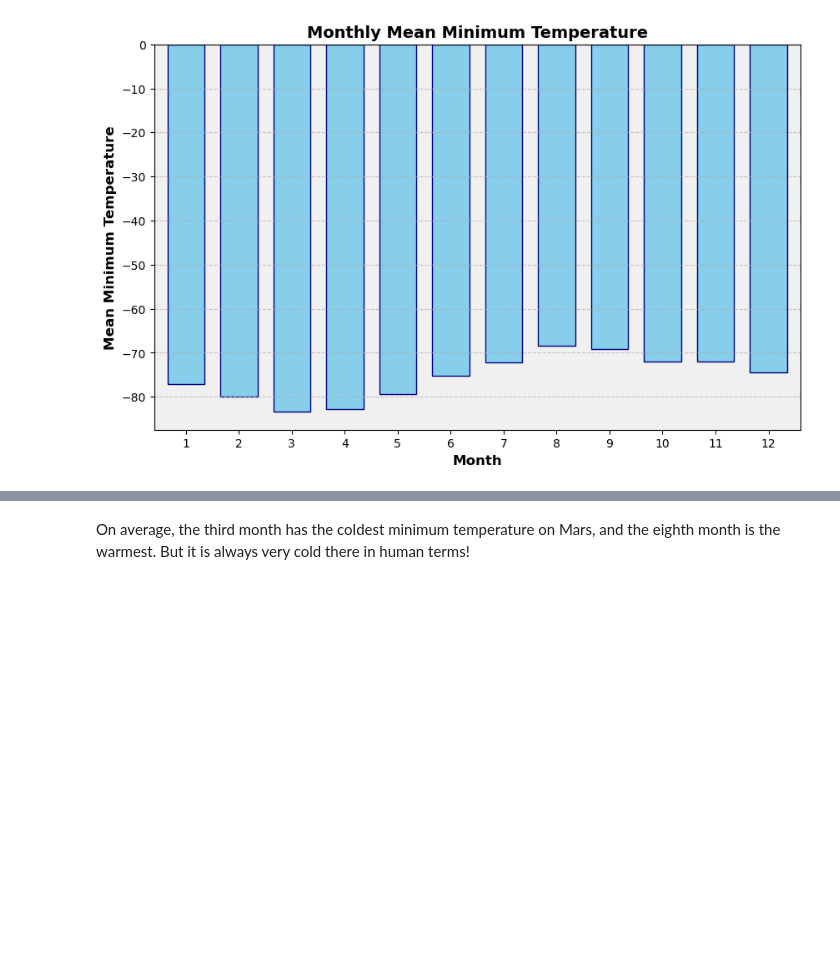
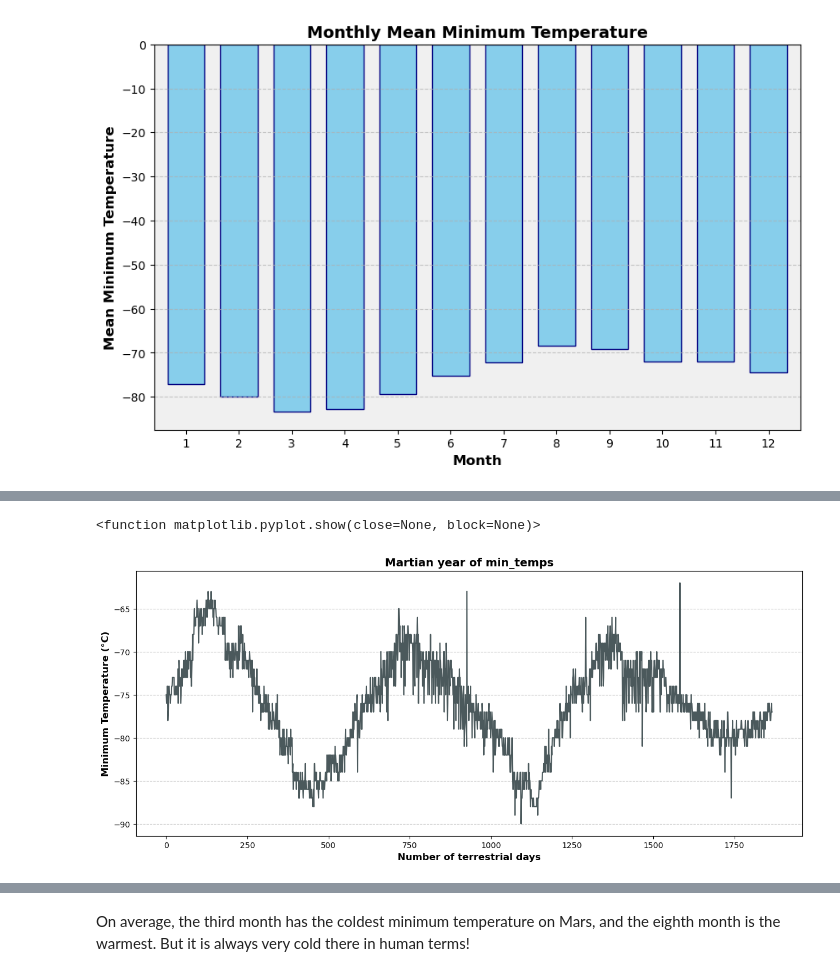
Before and after one commit to gfsiciliani/module-11-challenge, a Jupyter notebook: part_2_mars_weather.ipynb, the cells around one changed output, grey strips where cells are left out. Cells and saved outputs as stored; diff of their text form; code cells hidden in the pictures; blank space fills up the shorter version.

```diff
--- a/part_2_mars_weather.ipynb
+++ b/part_2_mars_weather.ipynb
@@ -249,0 +304,18 @@ df['min_temp'].max()
+# %%
+# 5. How many terrestrial (earth) days are there in a Martian year?
+
+# Plot line graph
+ax = df['min_temp'].plot(kind='line', color='#4B595C', figsize=(15, 6))
+
+# customize labels and title
+plt.xlabel('Number of terrestrial days', fontsize=12, fontweight='bold')
+plt.ylabel('Minimum Temperature (°C)', fontsize=12, fontweight='bold')
+plt.title('Martian year of min_temps', fontsize=14, fontweight='bold')
+
+# Add grid lines
+plt.grid(axis='y', linestyle='--', alpha=0.7)
+
+plt.show
+# %% [output]
+<function matplotlib.pyplot.show(close=None, block=None)>
+[figure, added]
```
Also changed, not shown: parts of 13 cells of this notebook, 1 other file.
